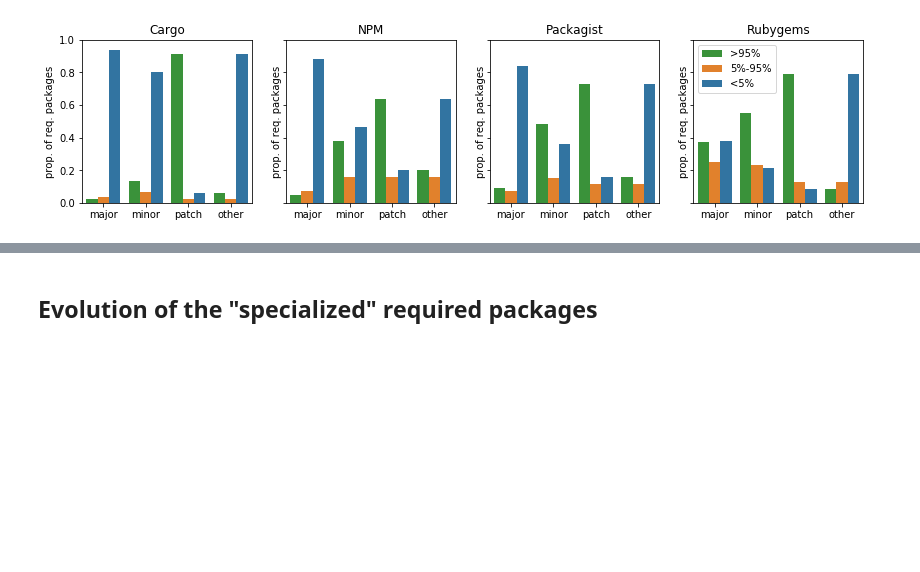
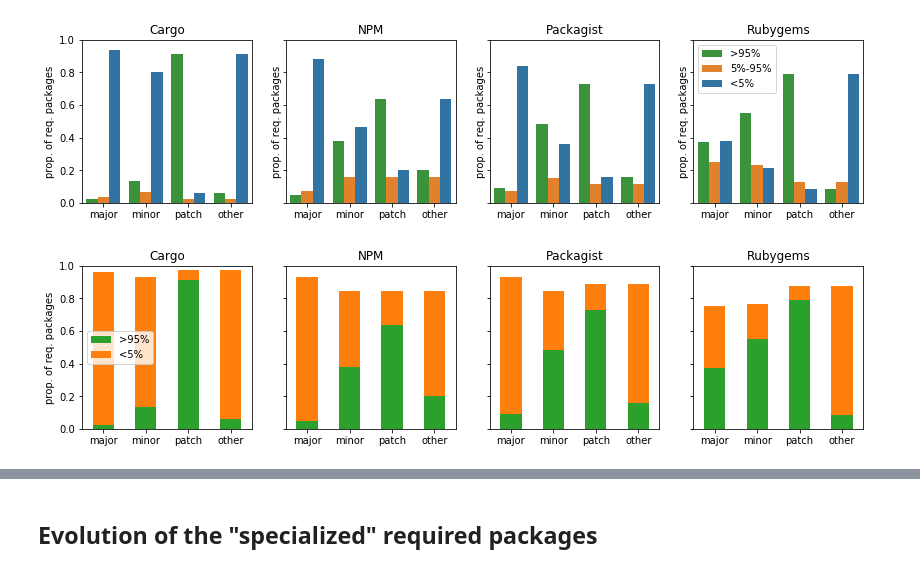
Before and after one commit to AlexandreDecan/secos-constraints, a Jupyter notebook: notebooks/Constraint analysis.ipynb, the cells around one changed output, grey strips where cells are left out. Cells and saved outputs as stored; diff of their text form; code cells hidden in the pictures; blank space fills up the shorter version.

```diff
--- a/notebooks/Constraint analysis.ipynb
+++ b/notebooks/Constraint analysis.ipynb
@@ -996,3 +1108,65 @@ axes[3].legend(title='', ncol=1, loc='upper left')
 savefig(fig, 'required_specialization_accept_reject')
 # %% [output]
 [figure]
+# %%
+fig, axes = matplotlib.pyplot.subplots(nrows=1, ncols=4, sharex=True, sharey=True)
+fig.set_size_inches(FIG_SIZE_WIDE)
+
+threshold = (0.05, 0.95)
+
+data = dict()
+for i, ecosystem in enumerate(ECOSYSTEMS):
+    ax = axes[i]
+
+    data[ecosystem] = (
+        df_dependencies[ecosystem]
+        .sort_values('rank')
+        .drop_duplicates(['package', 'target'], keep='last')
+        .assign(dependents=1)
+        .groupby(['target'], sort=False)
+        [['dependents', 'major', 'minor', 'patch', 'other']]
+        .sum()
+        #[lambda d: d['dependents'] > 1]
+        #[lambda d: d['dependents'] >= d['dependents'].median()]
+        .pipe(lambda d:
+             d.apply(lambda s: s / d['dependents'])
+        )
+        .pipe(pandas.melt, value_vars=['major', 'minor', 'patch', 'other'], var_name='constraint', value_name='proportion')
+        .assign(
+            above=lambda d: d['proportion'] > threshold[1],
+            below=lambda d: d['proportion'] < threshold[0],
+            inside=lambda d: d['proportion'].between(*threshold),
+        )
+        .groupby('constraint', sort=False)
+        [['above', 'inside', 'below']]
+        .sum()
+        .apply(lambda s: s / s.sum(), axis=1)
+        .reset_index()
+    )
+
+    (
+        data[ecosystem]
+        [['constraint', 'above', 'below']]
+        .rename(columns={
+            'above': '>{:.0%}'.format(threshold[1]),
+            #'inside': '{:.0%}-{:.0%}'.format(*threshold),
+            'below': '<{:.0%}'.format(threshold[0])
+        })
+        .plot.bar(x='constraint', stacked=True, color=(PALETTE[2], PALETTE[1]), ax=ax)
+    )
+
+    ax.set(
+        title=ecosystem,
+        xlabel='',
+        ylabel='prop. of req. packages',
+        ylim=(0, 1),
+    )
+    ax.legend().remove()
+
+    for tick in ax.get_xticklabels():
+        tick.set_rotation(0)
+
+axes[0].legend(loc='center left')
+savefig(fig, 'required_specialization_accept_reject_stacked')
+# %% [output]
+[figure, added]
```
Also changed, not shown: parts of 12 cells of this notebook.
